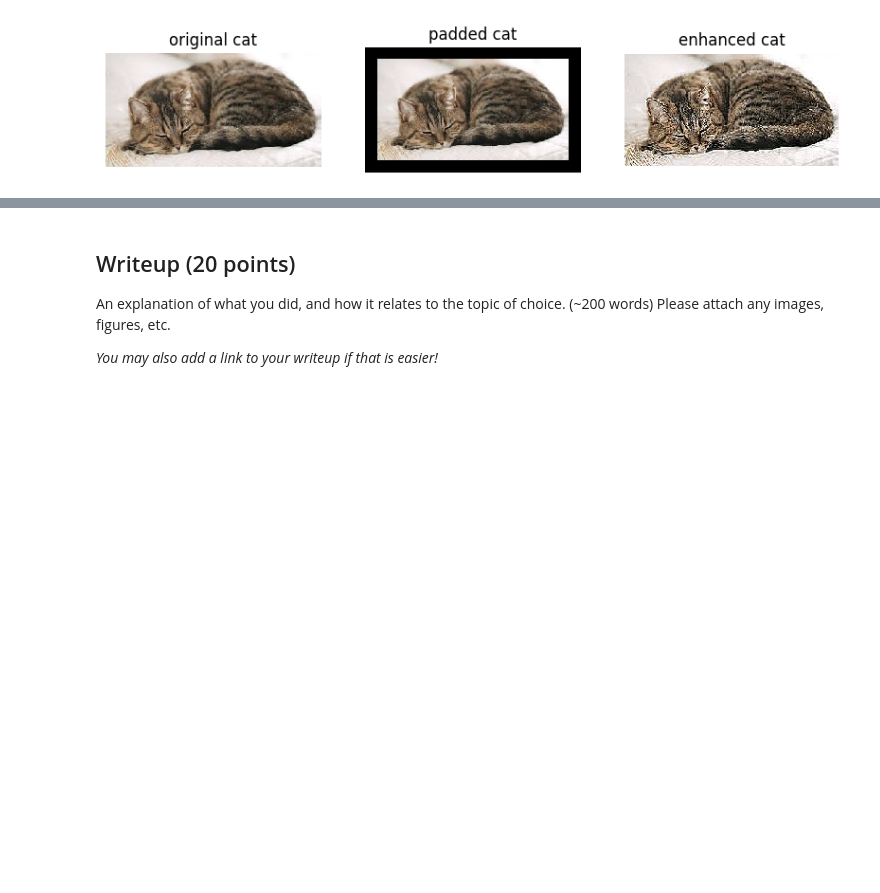
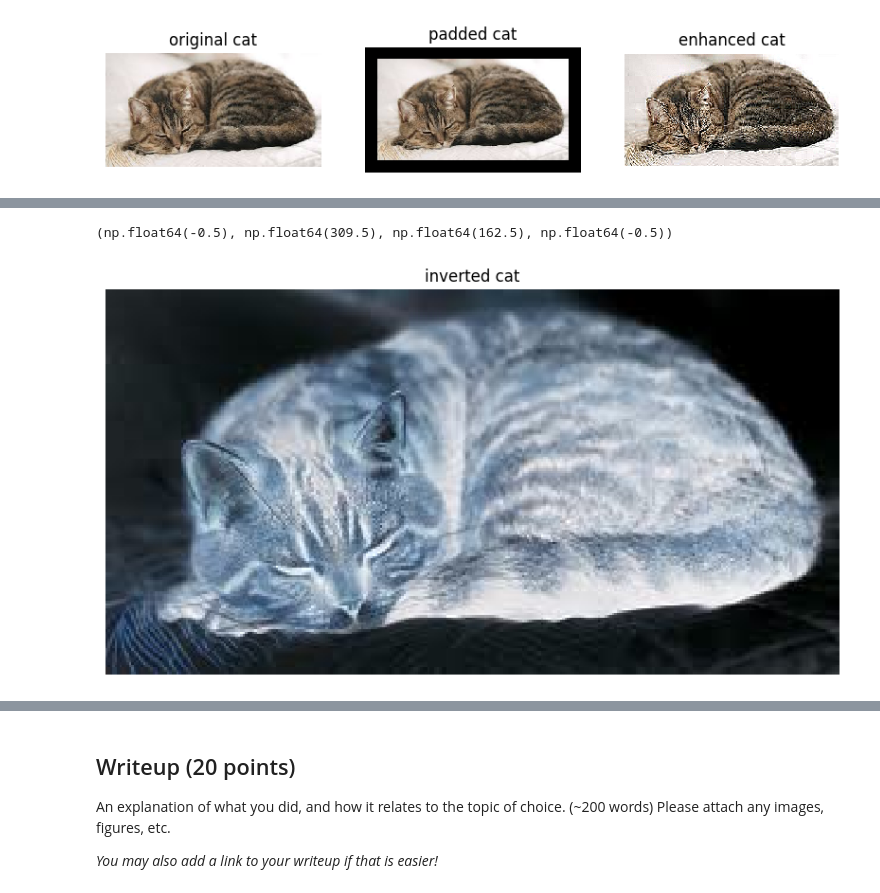
Before and after one commit to gaoruosong/CS131_release, a Jupyter notebook: spring_2026/project1_release/option_A/option_a_exploration.ipynb, the cells around one changed output, grey strips where cells are left out. Saved outputs shown, nothing was run; the diff lists cells and outputs as text; code cells hidden in the pictures; blank space fills up the shorter version.

```diff
--- a/spring_2026/project1_release/option_A/option_a_exploration.ipynb
+++ b/spring_2026/project1_release/option_A/option_a_exploration.ipynb
@@ -484,0 +537,12 @@ def vignette(image, center = None, scale_factor = None):
+# %%
+inverted_cat = invert_color_tone(colored_cat)
+
+plt.subplot(1,1,1)
+plt.imshow(inverted_cat)
+plt.title('inverted cat')
+plt.axis('off')
+
+## this one is extremely cursed, lmao
+# %% [output]
+(np.float64(-0.5), np.float64(309.5), np.float64(162.5), np.float64(-0.5))
+[figure, added]
```
Also changed, not shown: parts of 11 cells of this notebook.
